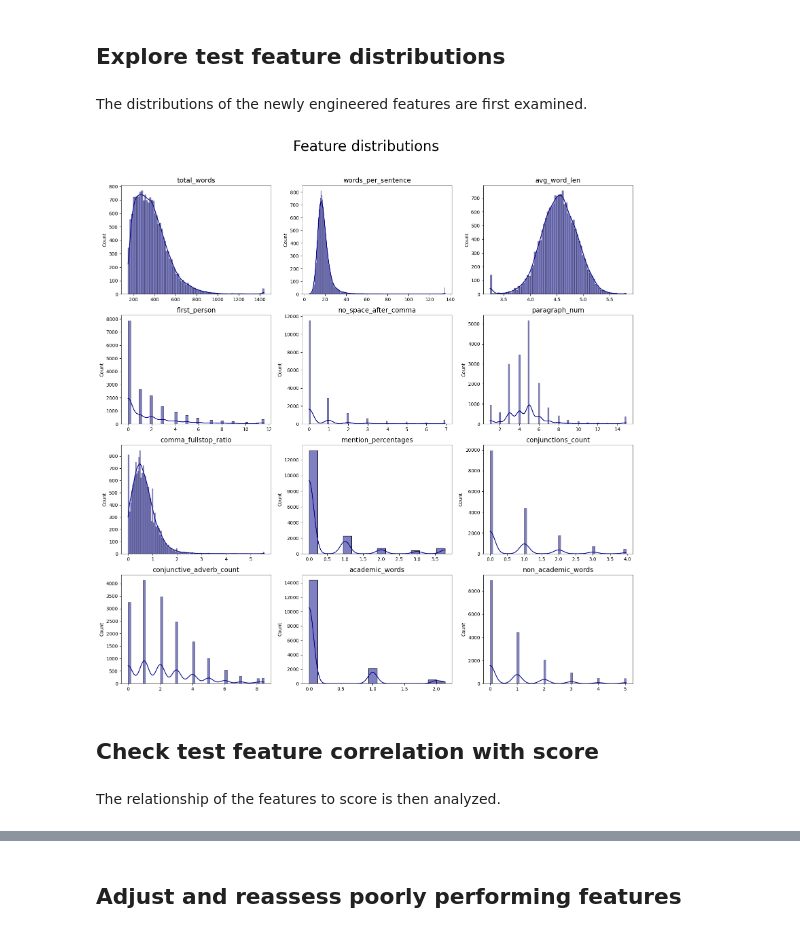
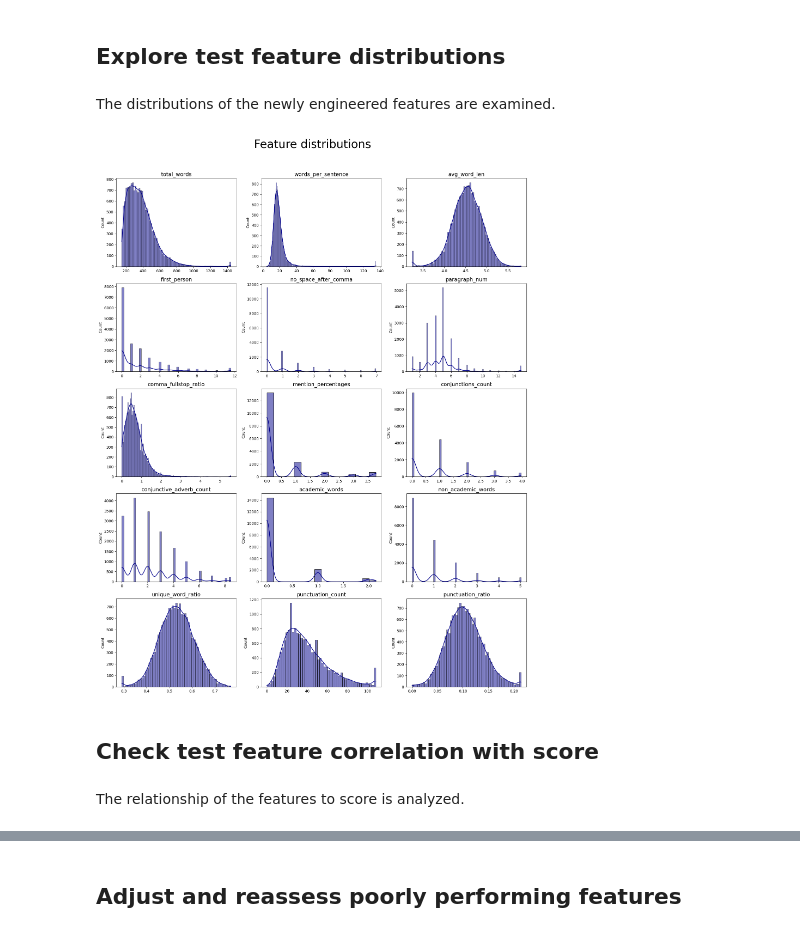
Before and after one commit to jcarterlab/Initial-Essay-Text-Feature-Engineering, a Jupyter notebook: nlp_initial_feature_engineering.ipynb, the cells around one changed output, grey strips where cells are left out. Drawn from its saved outputs; the diff is of its cells as text; code cells hidden in the pictures.

```diff
--- a/nlp_initial_feature_engineering.ipynb
+++ b/nlp_initial_feature_engineering.ipynb
@@ -137,6 +181,25 @@ def get_feats(data):
     data['non_academic_words'] = [get_count(x, non_academic_words) for x in data['full_text']]
 
 
+    # ratio of unique words to total words
+    data['unique_word_ratio'] = [len(set(x.split(' '))) / len(x.split(' ')) for x in data['full_text']]
+
+
+    # punctuation count
+    def punctuation_count(text):
+        punctuation = "!\"#$%&()*+,-./:;<=>?@[\]^_`{|}~"
+        count = 0
+        for char in text:
+            if char in punctuation:
+                count += 1
+        return count
+
+    data['punctuation_count'] = [punctuation_count(x) for x in data['full_text']]
+
+
+    # punctuation ratio
+    data['punctuation_ratio'] = [punctuation_count(x) / len(x.split(' ')) for x in data['full_text']]
+
     return data
 
 
@@ -145,40 +208,40 @@ train = get_feats(train)
 # %% [markdown]
 ## Explore test feature distributions
 # %% [markdown]
-The distributions of the newly engineered features are first examined.
+The distributions of the newly engineered features are examined.
 # %%
 # plots the word length distribution
 def trim(data, trim=3):
     mean, std_dev = np.mean(data), np.std(data)
     lower_bound, upper_bound = mean - trim * std_dev, mean + trim * std_dev
     trimmed_data = [x if lower_bound <= x <= upper_bound else (lower_bound if x < lower_bound else upper_bound) for x in data]
     return trimmed_data
 
 
 features = ['total_words', 'words_per_sentence', 'avg_word_len', 'first_person', 'no_space_after_comma', 'paragraph_num',
            'comma_fullstop_ratio', 'mention_percentages', 'conjunctions_count', 'conjunctive_adverb_count', 'academic_words',
-           'non_academic_words']
+           'non_academic_words', 'unique_word_ratio', 'punctuation_count', 'punctuation_ratio']
 
 
 row_num = int(np.ceil(len(features) / 3))
-fig, ax = plt.subplots(nrows=row_num, ncols=3, figsize=(16, 16))
+fig, ax = plt.subplots(nrows=row_num, ncols=3, figsize=(16, row_num*4))
 ax = ax.flatten()
 
 
 for i, feat in enumerate(features):
     sns.histplot(trim(train[feat]), ax=ax[i], kde=True, color='darkblue');
     ax[i].set_title(feat, size=14);
 
 
 plt.suptitle('Feature distributions', fontsize=30, y=1.025);
 plt.tight_layout();
 plt.show();
 # %% [output]
-[figure, old version]
+[figure, new version]
 # %% [markdown]
 ## Check test feature correlation with score
 # %% [markdown]
-The relationship of the features to score is then analyzed.
+The relationship of the features to score is analyzed.
 # %%
 # returns whether a set of values largely rise or fall in a linear fashion
 def linear(values):
```
Also changed, not shown: parts of 15 cells of this notebook.
